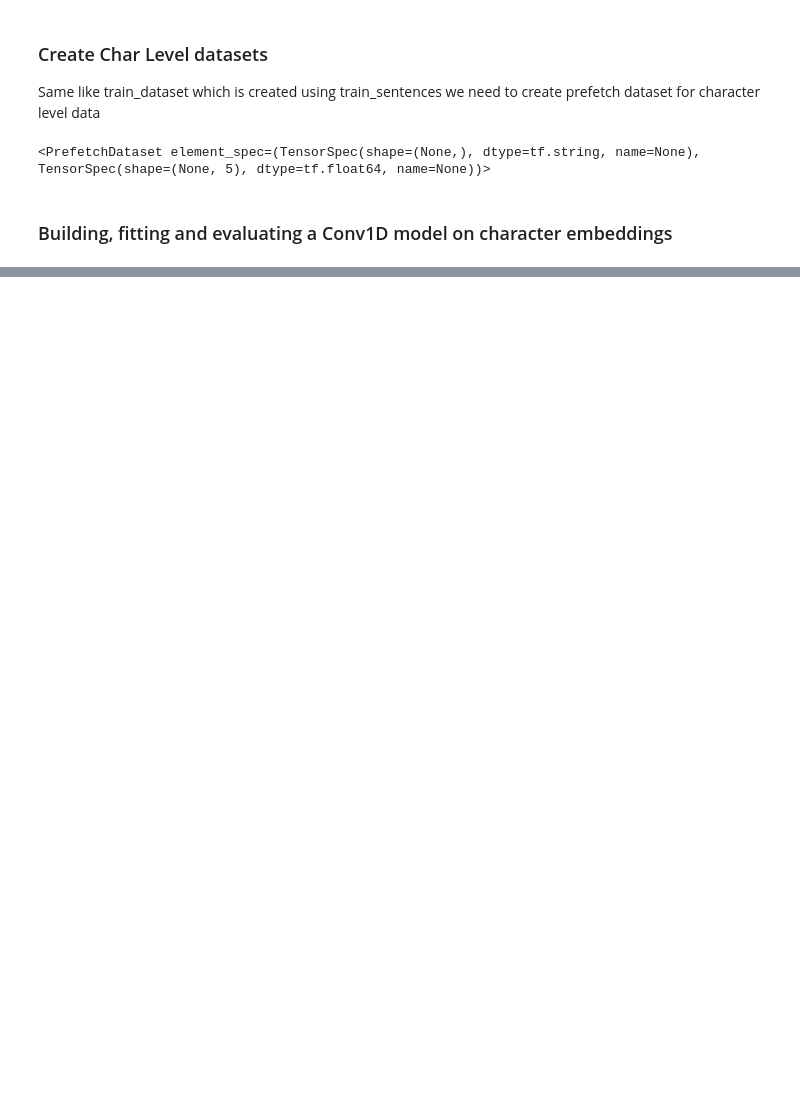
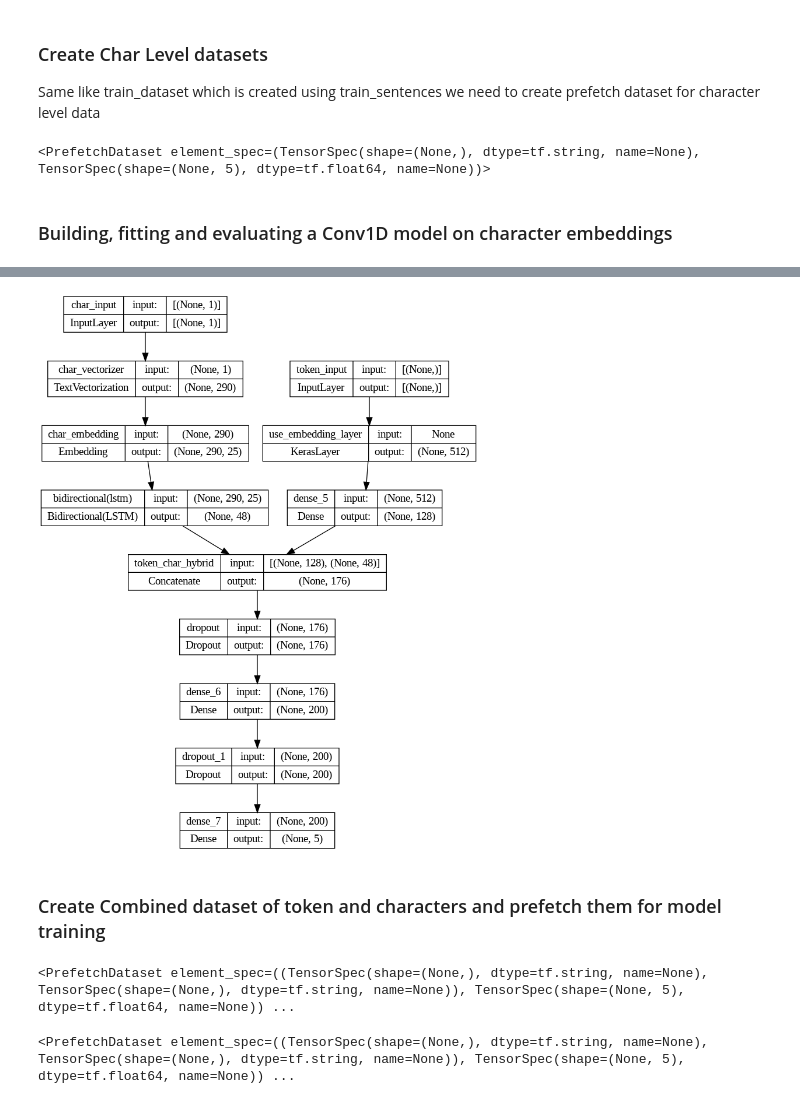
Before and after one commit to SaketMunda/introduction-to-nlp, a Jupyter notebook: skimlit_nlp_milestone_project.ipynb, the cells around one changed output, grey strips where cells are left out. Cells and saved outputs as stored; diff of their text form; code cells hidden in the pictures; blank space fills up the shorter version.

Commit message:
model 4 trained

```diff
--- a/skimlit_nlp_milestone_project.ipynb
+++ b/skimlit_nlp_milestone_project.ipynb
@@ -1085,0 +1156,8 @@ model_3_results
+# %%
+# for more visual view of the model_4 architecture we can use keras utils
+from tensorflow.keras.utils import plot_model
+plot_model(model_4, show_shapes=True)
+# %% [output]
+[figure, added]
+# %% [markdown]
+### Create Combined dataset of token and characters and prefetch them for model training
@@ -1085,0 +1172,16 @@ model_3_results
+# %%
+train_token_chars_dataset
+# %% [output]
+<PrefetchDataset element_spec=((TensorSpec(shape=(None,), dtype=tf.string, name=None), TensorSpec(shape=(None,), dtype=tf.string, name=None)), TensorSpec(shape=(None, 5), dtype=tf.float64, name=None)) ...
+# %%
+# same with validation set
+val_token_chars_data = tf.data.Dataset.from_tensor_slices((val_sentences, val_chars))
+val_token_chars_labels = tf.data.Dataset.from_tensor_slices(val_labels_one_hot)
+val_token_chars_dataset = tf.data.Dataset.zip((val_token_chars_data, val_token_chars_labels))
+
+
+val_token_chars_dataset = val_token_chars_dataset.batch(32).prefetch(tf.data.AUTOTUNE)
+
+val_token_chars_dataset
+# %% [output]
+<PrefetchDataset element_spec=((TensorSpec(shape=(None,), dtype=tf.string, name=None), TensorSpec(shape=(None,), dtype=tf.string, name=None)), TensorSpec(shape=(None, 5), dtype=tf.float64, name=None)) ...
```
Also changed, not shown: parts of 27 cells of this notebook.
